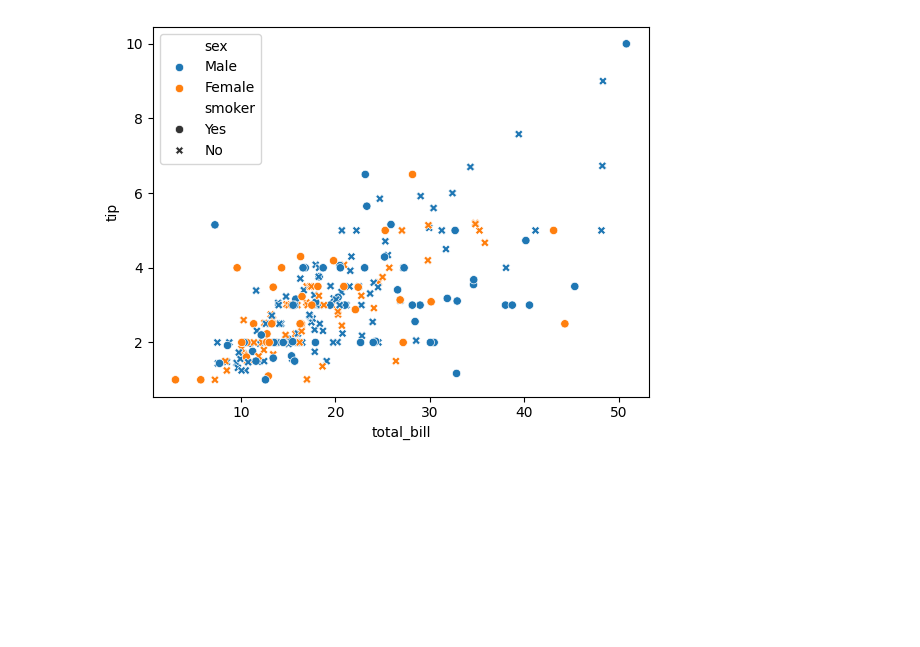
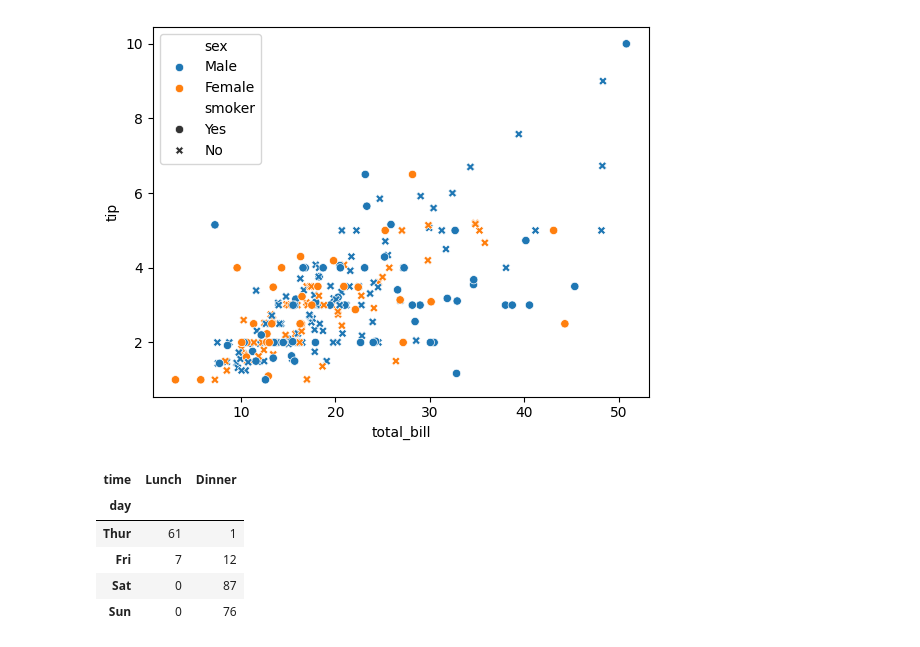
Before and after one commit to yanil-03/python, a Jupyter notebook: Exploratory_Data_Analysis.ipynb, the cells around one changed output. Cells and saved outputs as stored; diff of their text form; code cells hidden in the pictures; blank space fills up the shorter version.

```diff
--- a/Exploratory_Data_Analysis.ipynb
+++ b/Exploratory_Data_Analysis.ipynb
@@ -129,0 +139,10 @@ sns.scatterplot(x = "total_bill" ,
+# %%
+p = pd.crosstab(tips['day'], tips['time'])
+p
+# %% [output]
+| time | Lunch | Dinner |
+| day |  |  |
+| Thur | 61 | 1 |
+| Fri | 7 | 12 |
+| Sat | 0 | 87 |
+| Sun | 0 | 76 |
```
Also changed, not shown: parts of 5 cells of this notebook.
